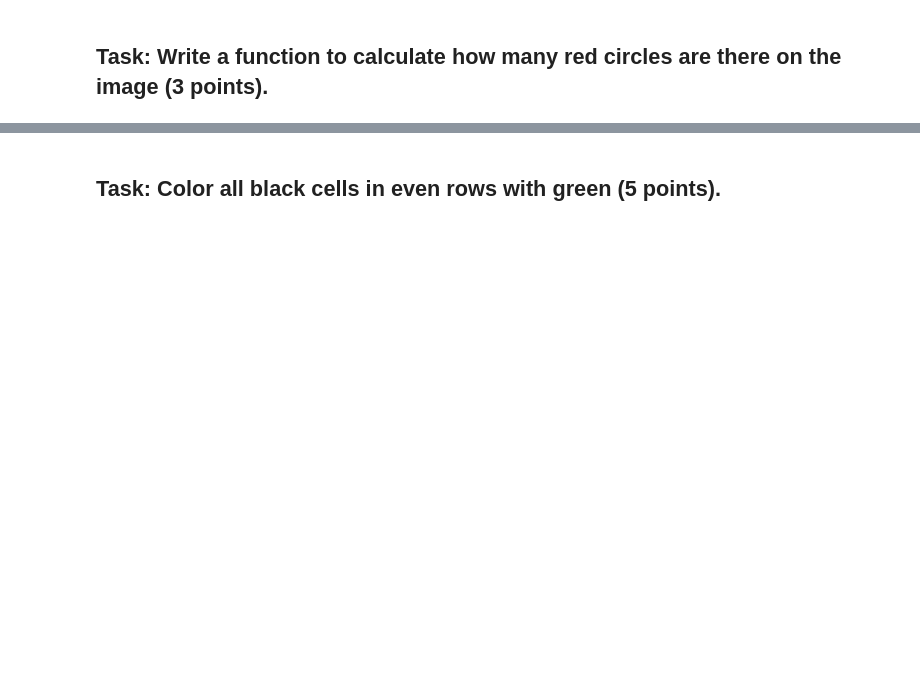
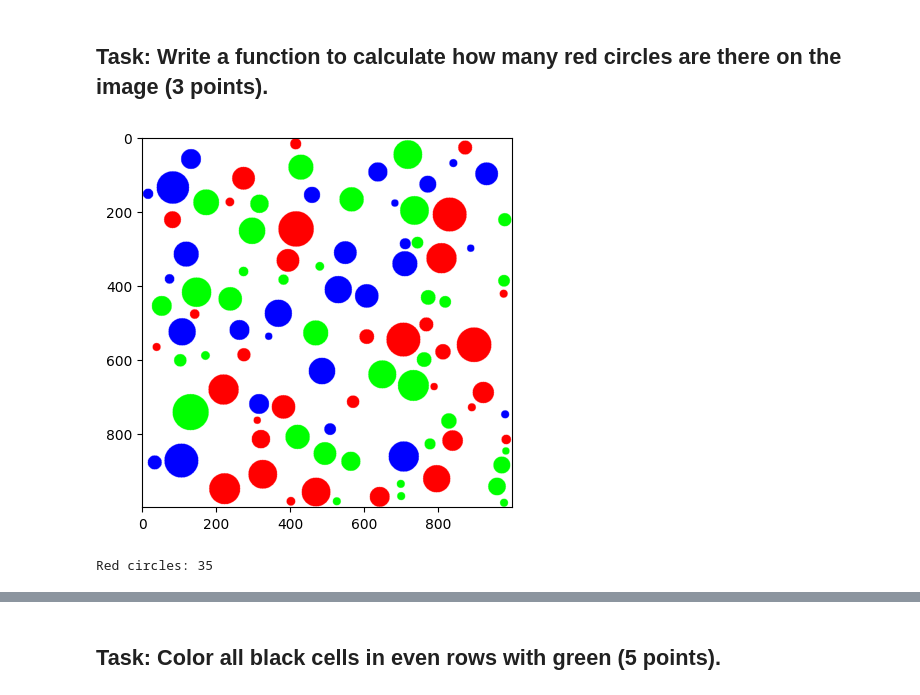
Before and after one commit to esauflores/ml-course, a Jupyter notebook: Class05_classic_CV/Class_05_classic_cv_practice.ipynb, the cells around one changed output, grey strips where cells are left out. Drawn from its saved outputs; the diff is of its cells as text; code cells hidden in the pictures; blank space fills up the shorter version.

```diff
--- a/Class05_classic_CV/Class_05_classic_cv_practice.ipynb
+++ b/Class05_classic_CV/Class_05_classic_cv_practice.ipynb
@@ -82,7 +107,20 @@ for i in range(100):
             img = cv2.circle(img, (x, y), r, c, -1)
 #plt.imshow(img)
 # %%
-plt.imshow(img)
+img_rgb = cv2.cvtColor(img.astype(np.uint8), cv2.COLOR_BGR2RGB)
+
+plt.imshow(img_rgb)
+plt.show()
+# %% [output]
+[figure, added]
 # %%
 def count_red_circles(img):
-    pass # YOUR CODE HERE
+    red = np.array([0, 0, 255])
+    mask = cv2.inRange(img, red, red)
+    return cv2.connectedComponents(mask)
+
+
+red_circles, components = count_red_circles(img)
+print(f"Red circles: {red_circles}")
+# %% [output]
+Red circles: 35
```
Also changed, not shown: parts of 18 cells of this notebook, 14 other files.
